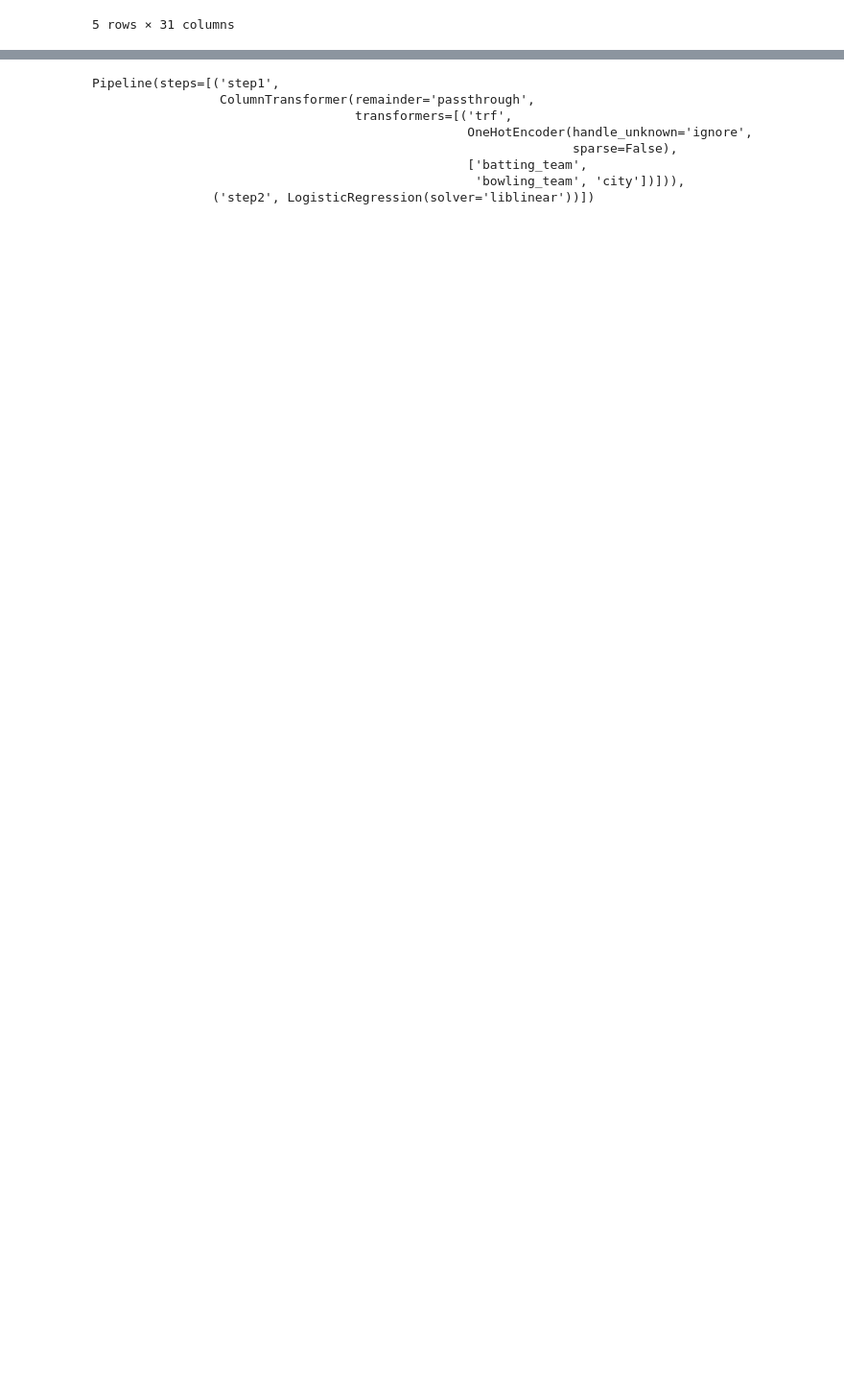
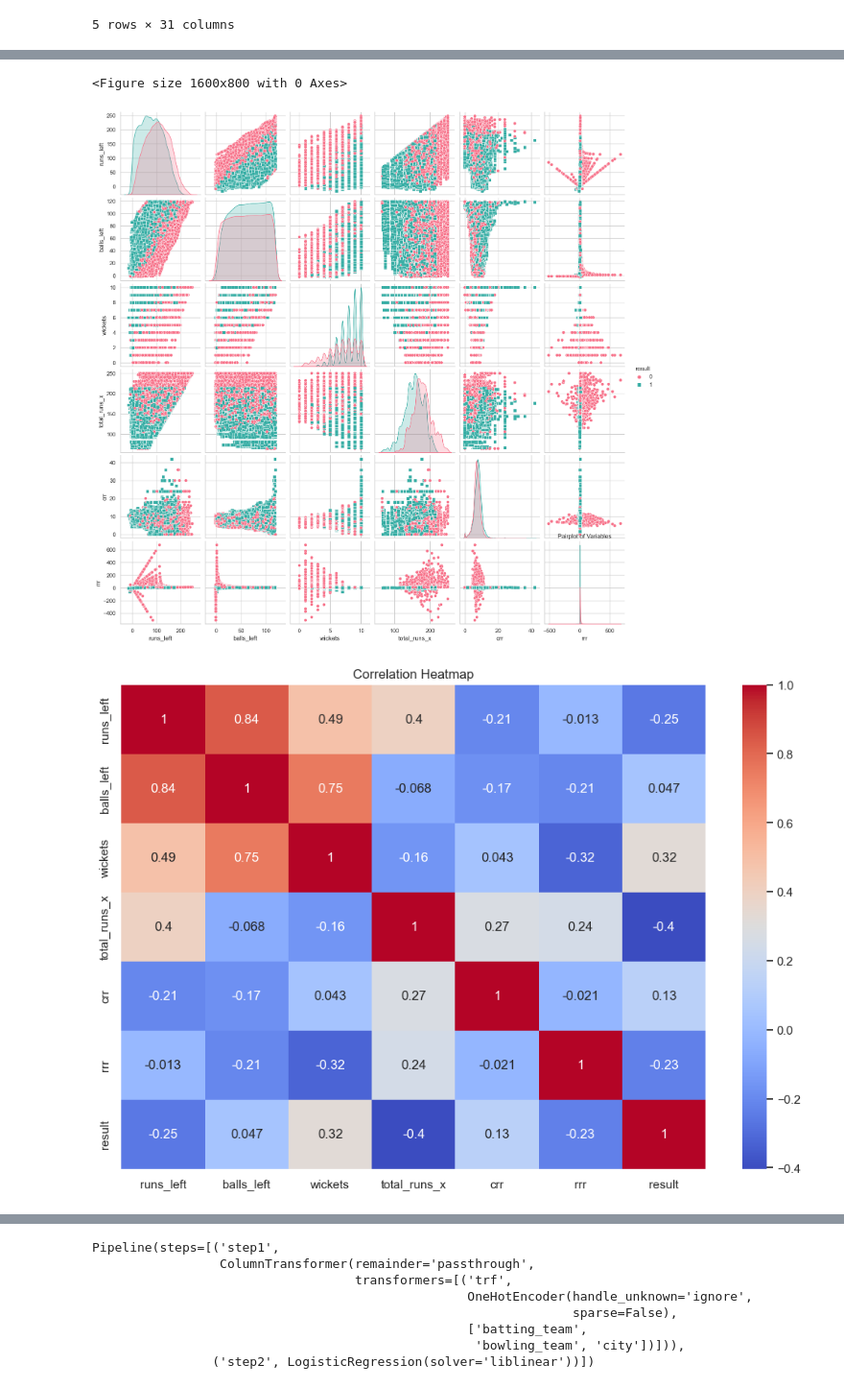
Before and after one commit to harshkedia17/IPL-WININNING-PREDICTION, a Jupyter notebook: prediction.ipynb, the cells around one changed output, grey strips where cells are left out. Shown at 96% size. Drawn from its saved outputs; the diff is of its cells as text; code cells hidden in the pictures; blank space fills up the shorter version.

```diff
--- a/prediction.ipynb
+++ b/prediction.ipynb
@@ -250,0 +271,24 @@ final_df  = final_df[final_df['balls_left']!=0]
+# %%
+import matplotlib.pyplot as plt
+import seaborn as sns
+
+sns.set(style="whitegrid")
+plt.figure(figsize=(16, 8))
+
+sns.pairplot(final_df, hue="result", markers=["o", "s"], palette="husl")
+plt.title("Pairplot of Variables")
+
+corr_matrix = final_df.corr()
+plt.figure(figsize=(12, 8))
+sns.heatmap(corr_matrix, annot=True, cmap="coolwarm")
+plt.title("Correlation Heatmap")
+
+plt.figure(figsize=(8, 6))
+sns.countplot(data=final_df, x="result")
+plt.title("Distribution of Match Results")
+
+plt.show()
+# %% [output]
+<Figure size 1600x800 with 0 Axes>
+[figure, added]
+[figure, added]
```
Also changed, not shown: parts of 11 cells of this notebook, 2 other files.
